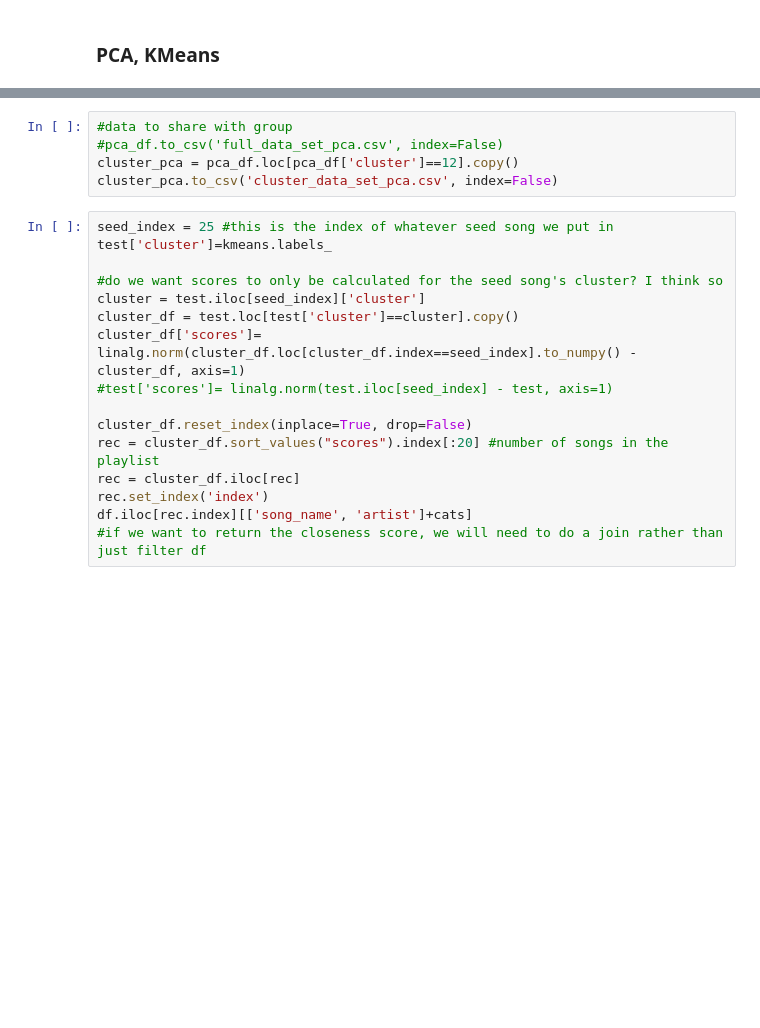
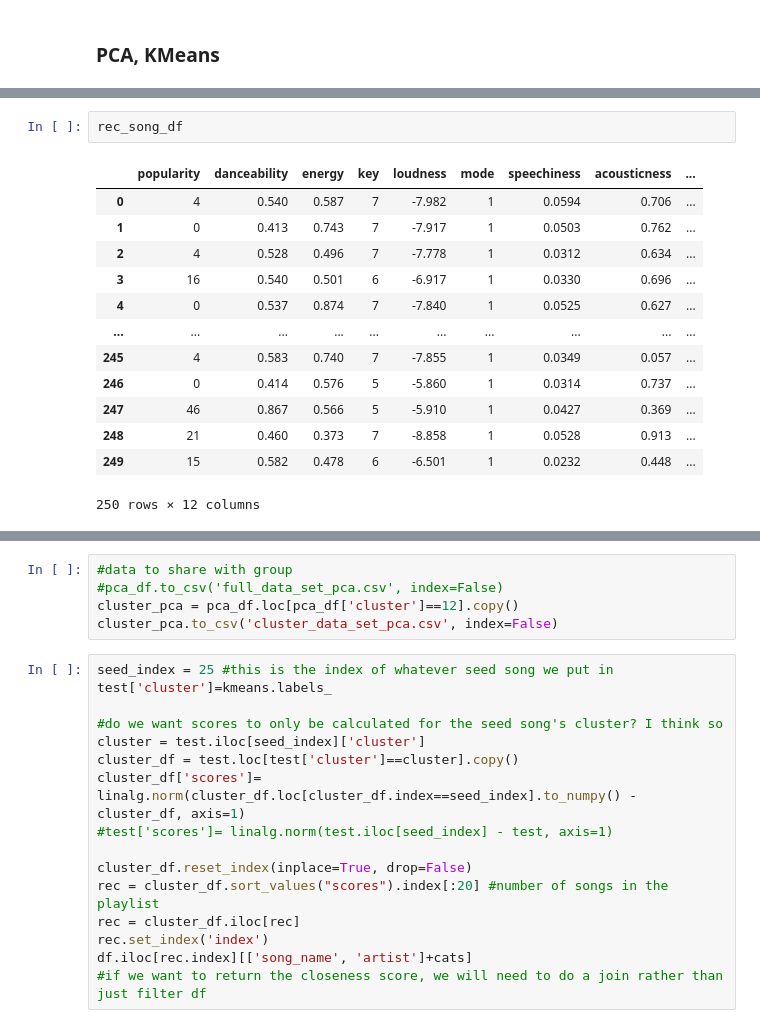
Before and after one commit to jhirschibar/music_box, a Jupyter notebook: recommender.ipynb, the cells around one changed output, grey strips where cells are left out. Saved outputs shown, nothing was run; the diff lists cells and outputs as text; blank space fills up the shorter version.

```diff
--- a/recommender.ipynb
+++ b/recommender.ipynb
@@ -81,0 +78,16 @@ test.head()
+# %%
+rec_song_df
+# %% [output]
+|  | popularity | danceability | energy | key | loudness | mode | speechiness | acousticness | ... |
+| 0 | 4 | 0.540 | 0.587 | 7 | -7.982 | 1 | 0.0594 | 0.706 | ... |
+| 1 | 0 | 0.413 | 0.743 | 7 | -7.917 | 1 | 0.0503 | 0.762 | ... |
+| 2 | 4 | 0.528 | 0.496 | 7 | -7.778 | 1 | 0.0312 | 0.634 | ... |
+| 3 | 16 | 0.540 | 0.501 | 6 | -6.917 | 1 | 0.0330 | 0.696 | ... |
+| 4 | 0 | 0.537 | 0.874 | 7 | -7.840 | 1 | 0.0525 | 0.627 | ... |
+| ... | ... | ... | ... | ... | ... | ... | ... | ... | ... |
+| 245 | 4 | 0.583 | 0.740 | 7 | -7.855 | 1 | 0.0349 | 0.057 | ... |
+| 246 | 0 | 0.414 | 0.576 | 5 | -5.860 | 1 | 0.0314 | 0.737 | ... |
+| 247 | 46 | 0.867 | 0.566 | 5 | -5.910 | 1 | 0.0427 | 0.369 | ... |
+| 248 | 21 | 0.460 | 0.373 | 7 | -8.858 | 1 | 0.0528 | 0.913 | ... |
+| 249 | 15 | 0.582 | 0.478 | 6 | -6.501 | 1 | 0.0232 | 0.448 | ... |
+250 rows × 12 columns
```
Also changed, not shown: parts of 23 cells of this notebook, 4 other files.
